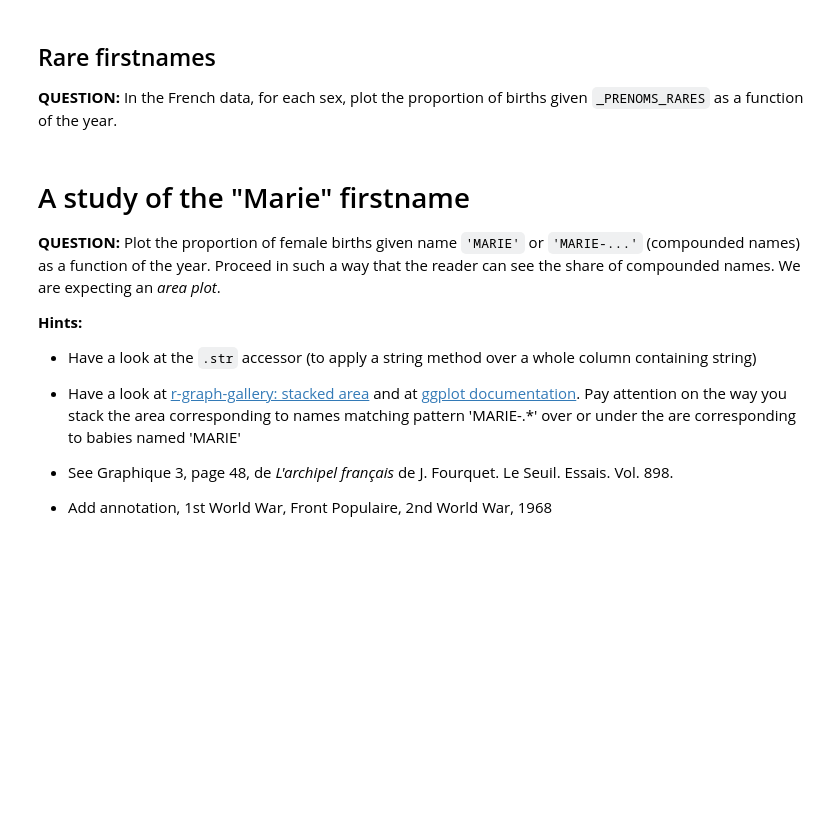
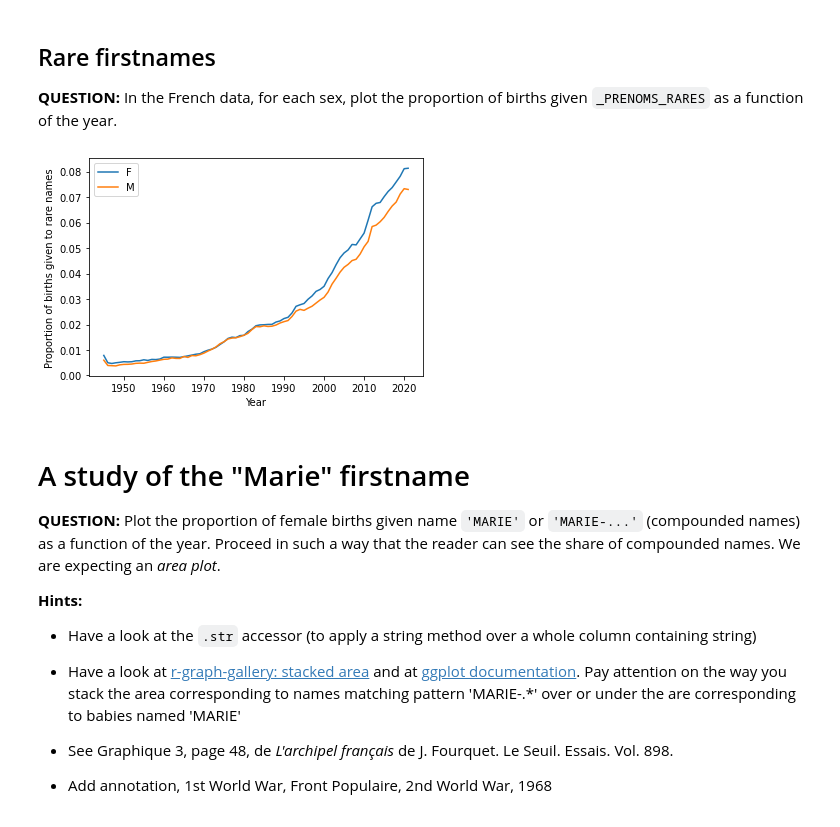
Before and after one commit to brnatvi/S8_DM_BigData, a Jupyter notebook: homework01- final .ipynb, the cells around one changed output. Saved outputs shown, nothing was run; the diff lists cells and outputs as text; code cells hidden in the pictures; blank space fills up the shorter version.

```diff
--- a/homework01- final .ipynb
+++ b/homework01- final .ipynb
@@ -977,6 +1059,11 @@ Plot deviations of sex ratio around its mean since 1945 as a function of time.
 **QUESTION:**  Assume that baby gender is chosen at random according to a Bernoulli distribution with success probability $.48$, that baby genders are i.i.d. Perform simulations for sex ratios for French and US data since 1945.
 
 Plot the results, compare with your plots above.
+# %%
+# For French data
+
+# Filter the data to include only years since 1945
+df_fr = df_fr[df_fr['year'] >= 1945]
 # %% [markdown]
 # The rise, decline and fall of firstnames
 # %% [markdown]
@@ -995,3 +1150,28 @@ Plot the results, compare with your plots above.
+# %%
+import matplotlib.pyplot as plt
+
+# Filter the dataframe to only include rows where the name is rare
+df_rare_names = df_fr[df_fr['firstname'] == '_PRENOMS_RARES']
+
+# Group the rare names dataframe by year and gender and sum the counts
+df_rare_names_by_year_sex = df_rare_names.groupby(['year', 'gender']).sum()
+
+# Group the original dataframe by year and gender and sum the counts
+df_total_births = df_fr.groupby(['year', 'gender']).sum()
+
+# Calculate the proportion of births given to rare names for each year and gender
+proportions = df_rare_names_by_year_sex['count'] / df_total_births['count']
+
+# Plot the proportions as a function of year for each gender
+fig, ax = plt.subplots()
+for gender in ['F', 'M']:
+    ax.plot(proportions[:, gender], label=gender)
+ax.legend()
+ax.set_xlabel('Year')
+ax.set_ylabel('Proportion of births given to rare names')
+plt.show()
+# %% [output]
+[figure, added]
 # %% [markdown]
 # A study of the "Marie" firstname
 
```
Also changed, not shown: parts of 17 cells of this notebook.
